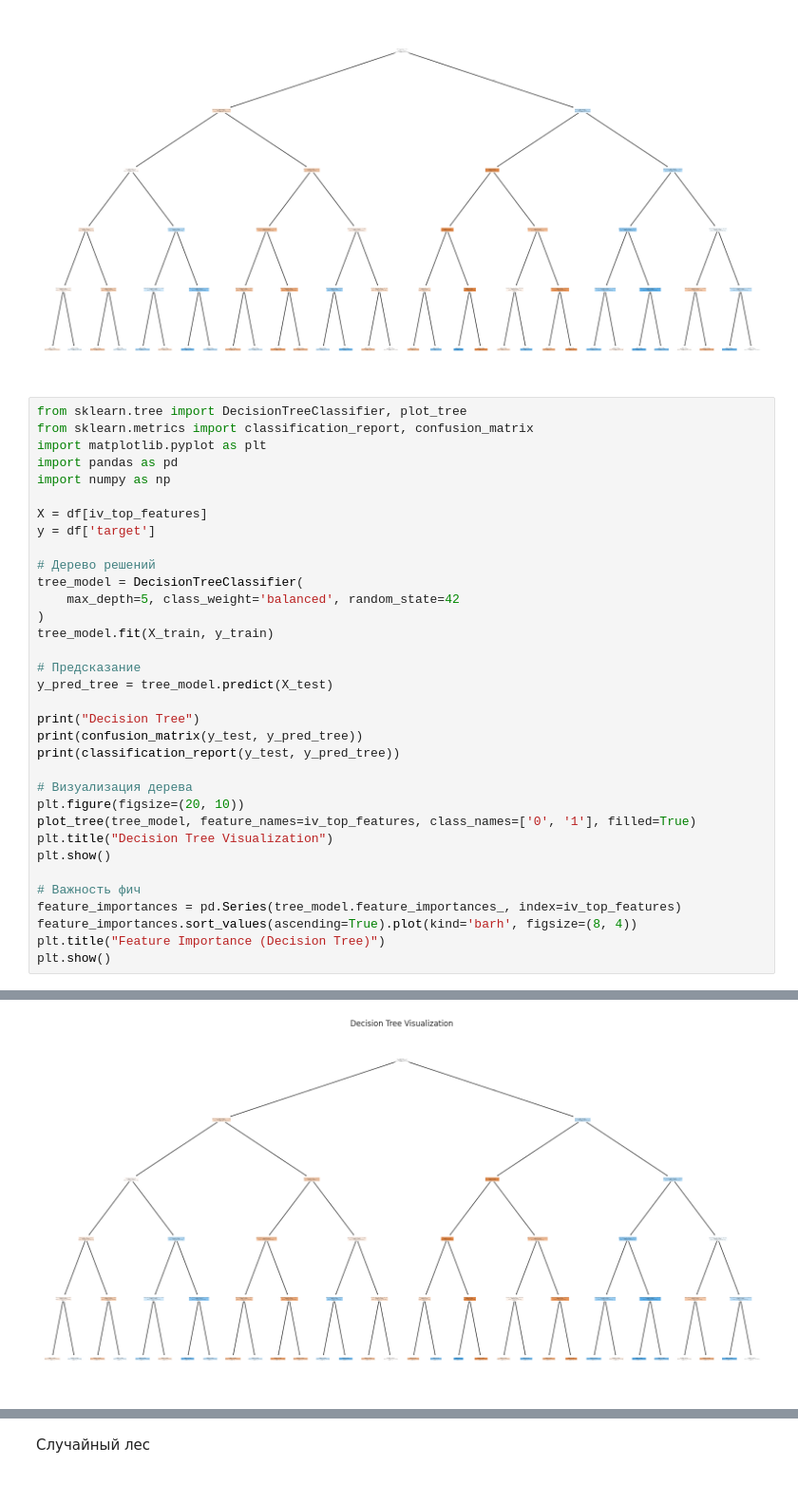
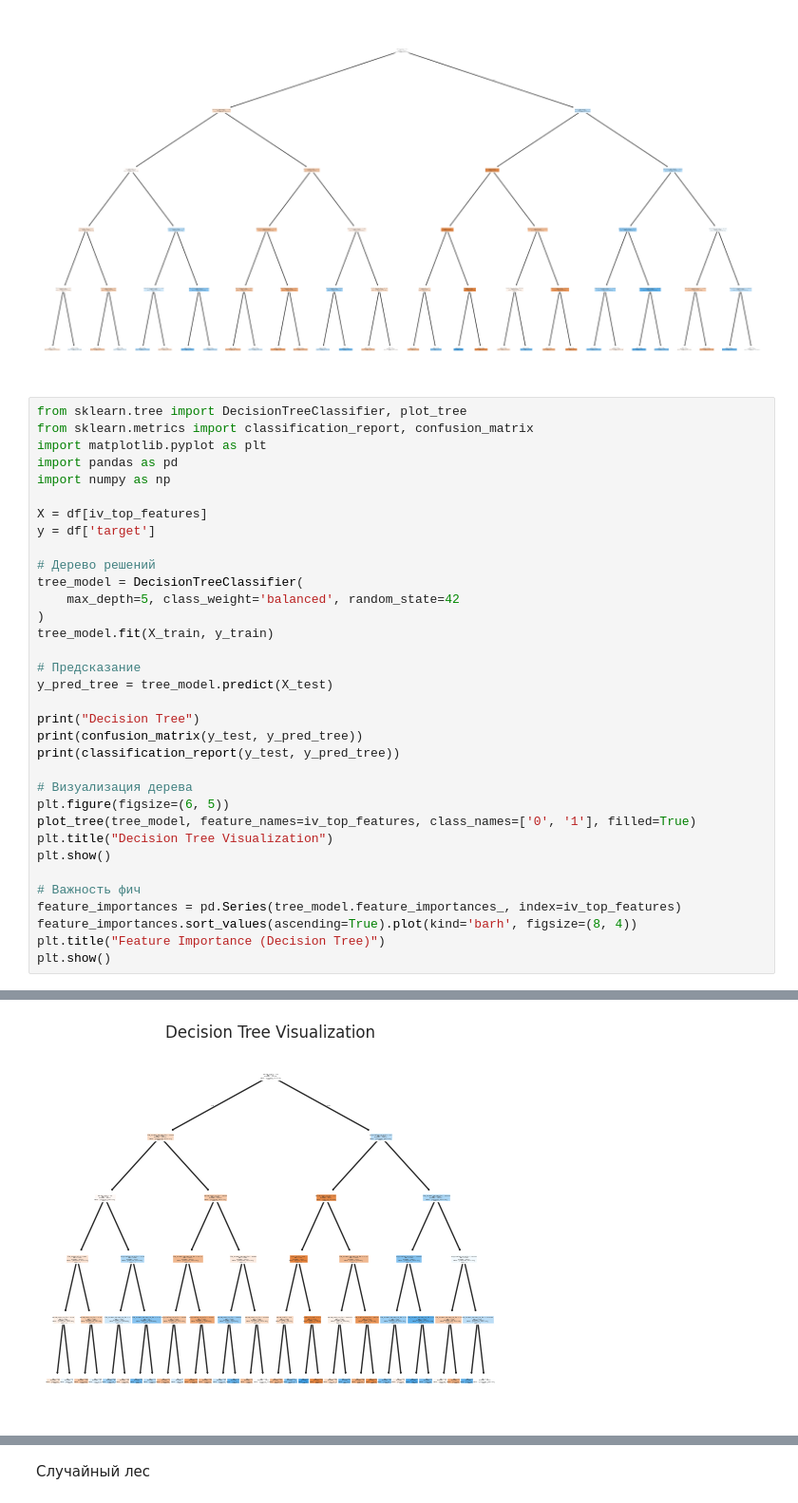
Before and after one commit to Liho22/Test1, a Jupyter notebook: Cheburek.ipynb, the cells around one changed output, grey strips where cells are left out. Shown at 95% size. Cells and saved outputs as stored; diff of their text form.

```diff
--- a/Cheburek.ipynb
+++ b/Cheburek.ipynb
@@ -802,35 +823,35 @@ tree_model.fit(X_train, y_train)
 
 # Предсказание
 y_pred_tree = tree_model.predict(X_test)
 
 print("Decision Tree")
 print(confusion_matrix(y_test, y_pred_tree))
 print(classification_report(y_test, y_pred_tree))
 
 # Визуализация дерева
-plt.figure(figsize=(20, 10))
+plt.figure(figsize=(6, 5))
 plot_tree(tree_model, feature_names=iv_top_features, class_names=['0', '1'], filled=True)
 plt.title("Decision Tree Visualization")
 plt.show()
 
 # Важность фич
 feature_importances = pd.Series(tree_model.feature_importances_, index=iv_top_features)
 feature_importances.sort_values(ascending=True).plot(kind='barh', figsize=(8, 4))
 plt.title("Feature Importance (Decision Tree)")
 plt.show()
 # %% [output]
 Decision Tree
 [[40484 14855]
  [13188 20066]]
               precision    recall  f1-score   support
 
            0       0.75      0.73      0.74     55339
            1       0.57      0.60      0.59     33254
 
     accuracy                           0.68     88593
    macro avg       0.66      0.67      0.67     88593
 weighted avg       0.69      0.68      0.68     88593
-[figure, old version]
+[figure, new version]
 [figure]
 # %% [markdown]
 Случайный лес
```
Also changed, not shown: parts of 4 cells of this notebook.
